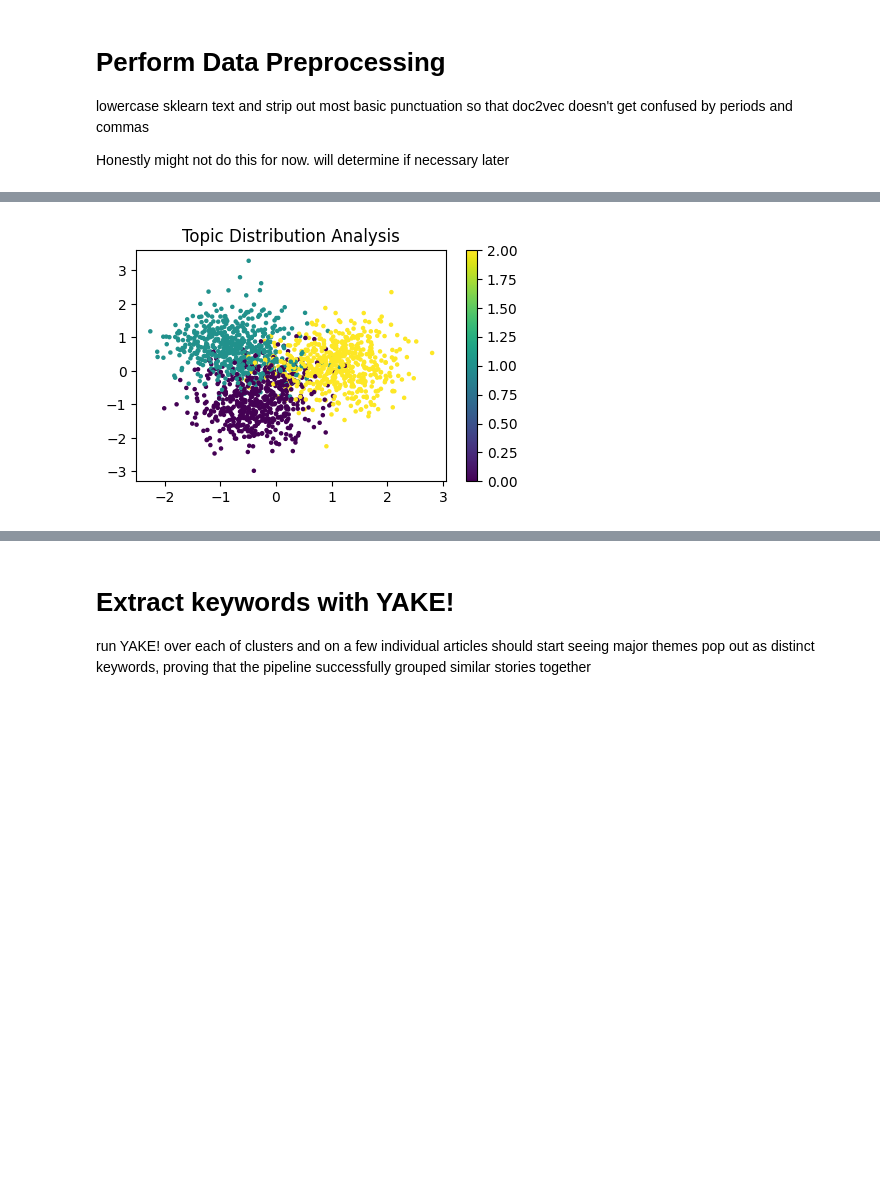
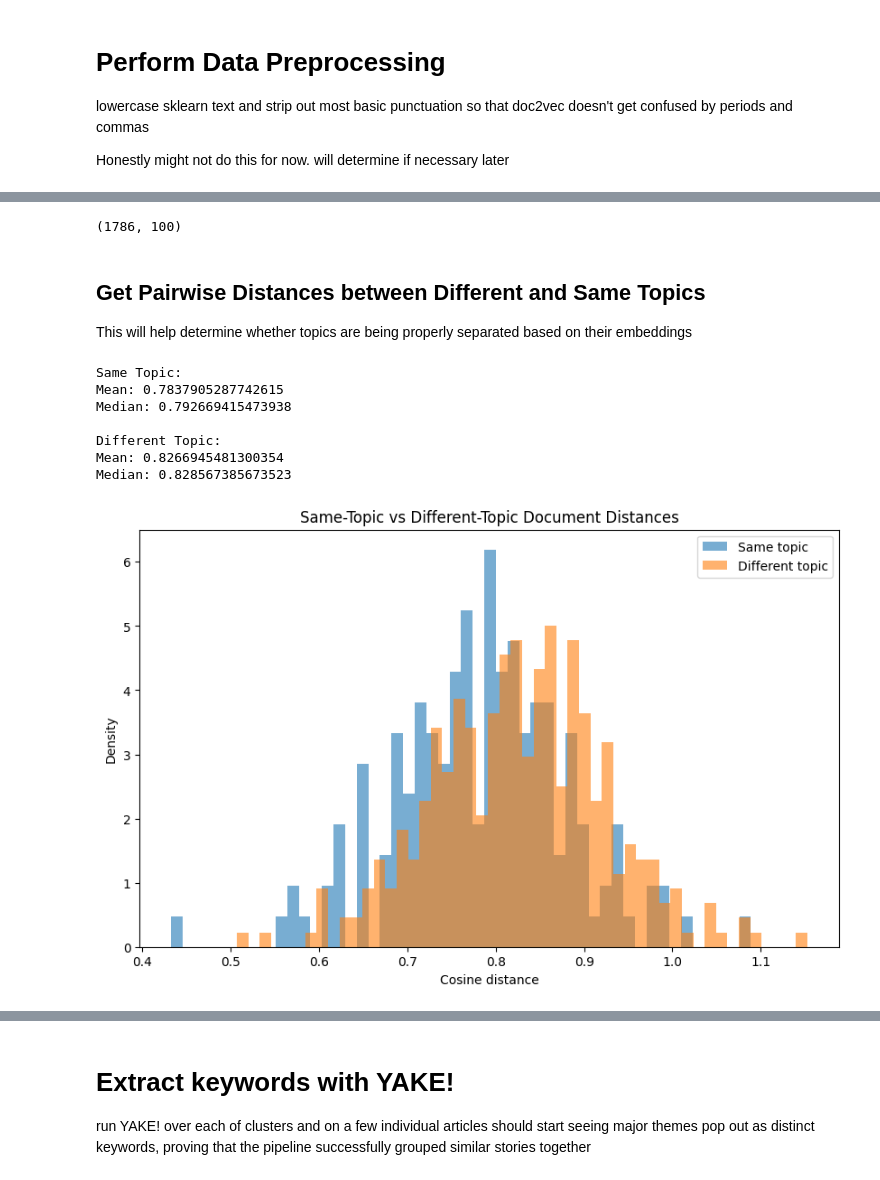
Before and after one commit to devinpdemarco/who_said_what, a Jupyter notebook: ML/notebooks/experimentation.ipynb, the cells around one changed output, grey strips where cells are left out. Drawn from its saved outputs; the diff is of its cells as text; code cells hidden in the pictures; blank space fills up the shorter version.

```diff
--- a/ML/notebooks/experimentation.ipynb
+++ b/ML/notebooks/experimentation.ipynb
@@ -90,0 +76,16 @@ Christian: 599
+# %%
+
+med_articles = []
+space_articles = []
+christian_articles = []
+
+for i, doc in enumerate(ng_train.data):
+    match ng_train.target[i]:
+        case 0:
+            med_articles.append(doc)
+        case 1:
+            space_articles.append(doc)
+        case 2:
+            christian_articles.append(doc)
+
+print(f'Med: {len(med_articles)}\nSpace: {len(space_articles)}\nChristian: {len(christian_articles)}')
@@ -97,13 +102,16 @@ Honestly might not do this for now. will determine if necessary later
 # %%
 # data preprocessing
 # basic cleaning of document text and removal of basic punctuation
-punctuation = '\n.,;/\\()?-!'
+# source: https://medium.com/@danielafrimi/text-clustering-using-nlp-techniques-c2e6b08b6e95
 
-for p in punctuation:
-    for i in range(len(ng_train.data)):
-        ng_train.data[i] = ng_train.data[i].replace(p, '')
-        ng_train.data[i] = ng_train.data[i].lower()
-
-ng_train.filenames.shape
-print(len(ng_train.data))
-print(ng_train.data)
+# remove hyperlinks
+for i, doc in enumerate(ng_train.data):
+    # remove hyperlinks
+    ng_train.data[i] = doc.replace(r'http\S+','')
+    # remove special characters and numbers
+    ng_train.data[i] = doc.replace('[^A-Za-z]+','')
+    # remove stopwords
+    tokens = nltk.word_tokenize(doc)
+    tokens = [w for w in tokens if not w.lower() in stopwords.words('english')]
+    ng_train.data[i] = ' '.join(tokens)
+    ng_train.data[i] = doc.lower().strip()
@@ -169,15 +221,13 @@ embeddings = [
     for doc in ng_train.data
 ]
 
-'''for i in range(10):
-    if i+1 == len(ng_train.data):
-        break
-    cumulative_diff = np.mean(np.absolute(np.subtract(embeddings[i], embeddings[i+1])))
-    print(f'Vector Difference between Articles {i} and {i+1}: {cumulative_diff:.6f}')
-    print(f'Topics: {sample_categories[ng_train.target[i]]} and {sample_categories[ng_train.target[i+1]]}')
-    print()'''
-
-data_pca = PCA(n_components=2).fit_transform(embeddings)
-plot_clusters(data_pca, ng_train.target, f'Topic Distribution Analysis')
+d2v_embeddings = np.array(embeddings)
-# %% [output]
-[figure, removed]
+# %%
+#print(embeddings.shape)
+embeddings = np.array(embeddings)
+print(embeddings.shape)
+# %% [output]
+(1786, 100)
+# %% [markdown]
+## Get Pairwise Distances between Different and Same Topics
+This will help determine whether topics are being properly separated based on their embeddings
@@ -183,0 +296,11 @@ plot_clusters(data_pca, ng_train.target, f'Topic Distribution Analysis')
+# %%
+get_pairwise_dist(embeddings)
+# %% [output]
+Same Topic:
+Mean: 0.7837905287742615
+Median: 0.792669415473938
+
+Different Topic:
+Mean: 0.8266945481300354
+Median: 0.828567385673523
+[figure, added]
```
Also changed, not shown: parts of 48 cells of this notebook, 12 other files.
